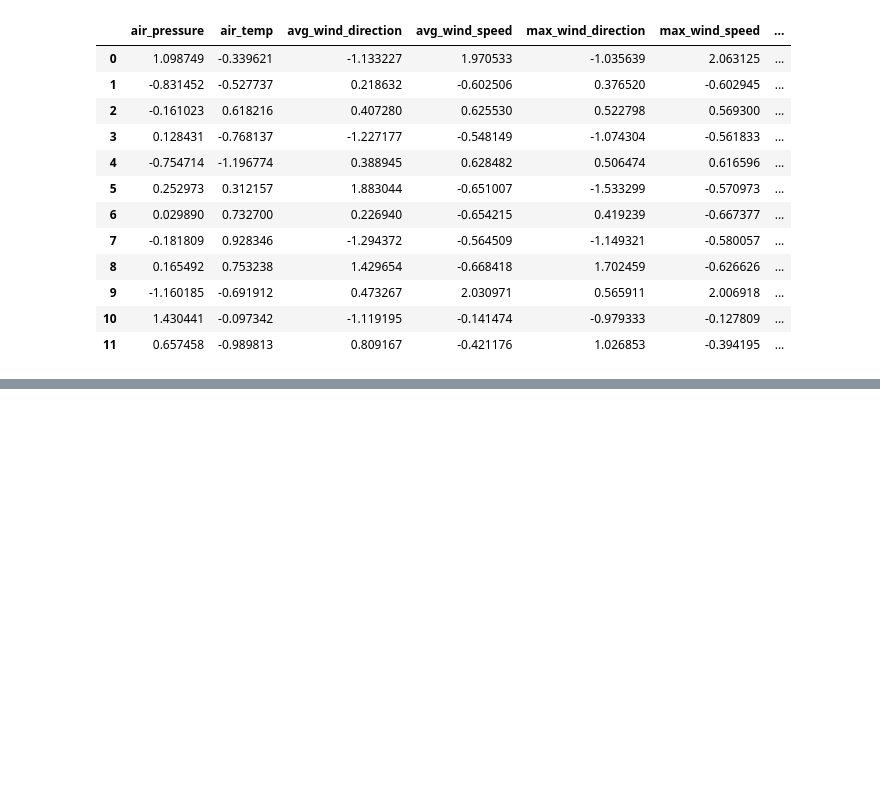
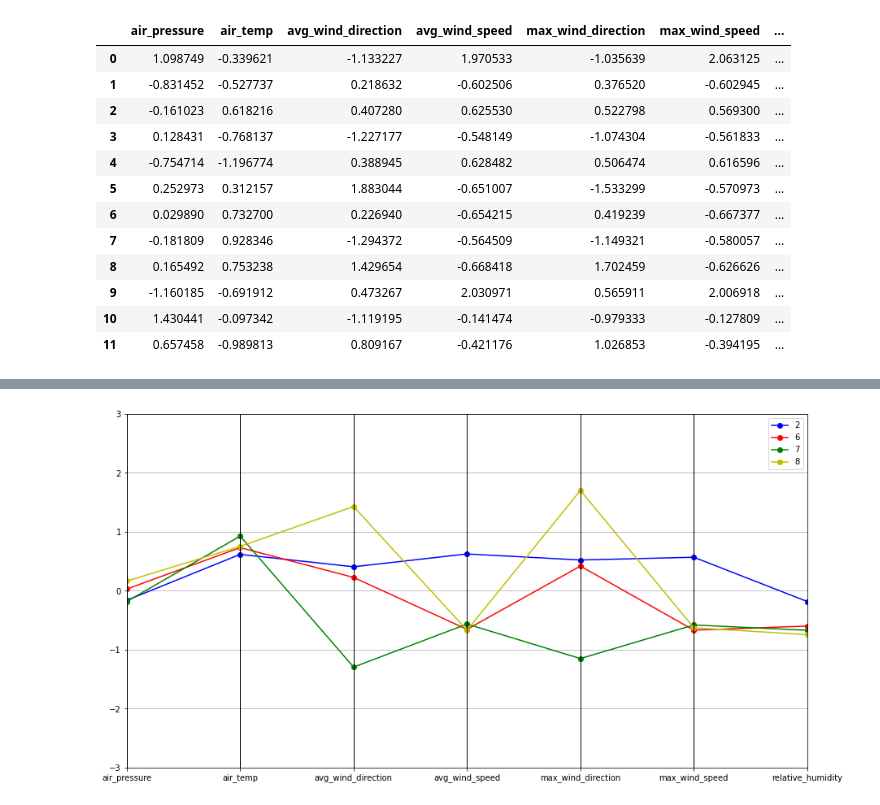
Before and after one commit to AIUnicah/IACyC, a Jupyter notebook: Clustering.ipynb, the cells around one changed output, grey strips where cells are left out. Cells and saved outputs as stored; diff of their text form; code cells hidden in the pictures; blank space fills up the shorter version.

```diff
--- a/Clustering.ipynb
+++ b/Clustering.ipynb
@@ -276,0 +285,5 @@ P
+# %%
+#Ahora probamos con la temperatura del aire y los que cumplen con este parametro de ser mayor de 0.5
+parallel_plot(P[P['air_temp'] > 0.5])
+# %% [output]
+[figure, added]
```
Also changed, not shown: parts of 3 cells of this notebook.
